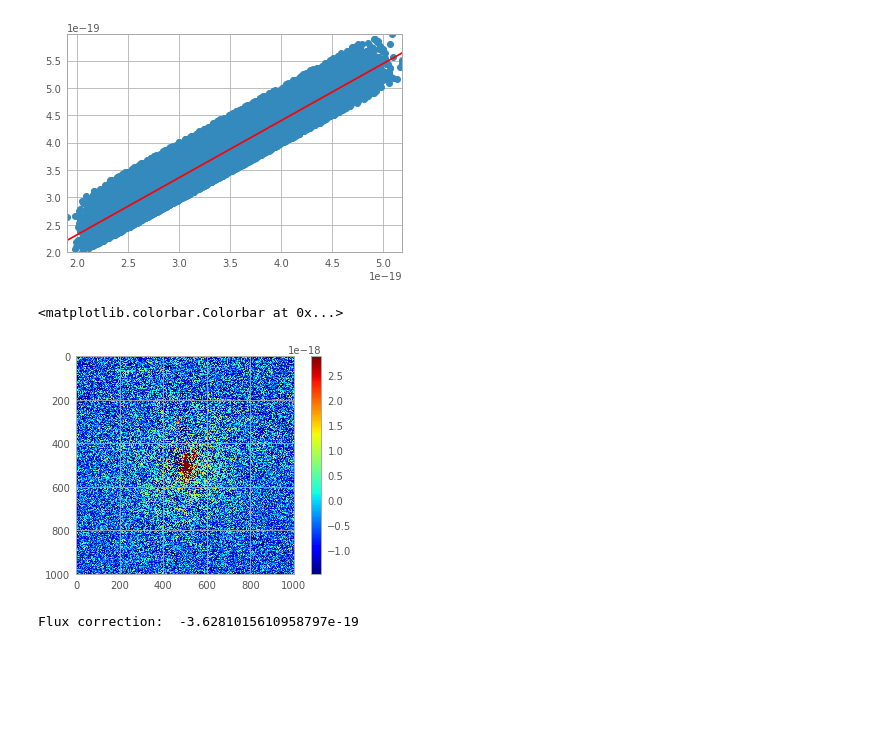
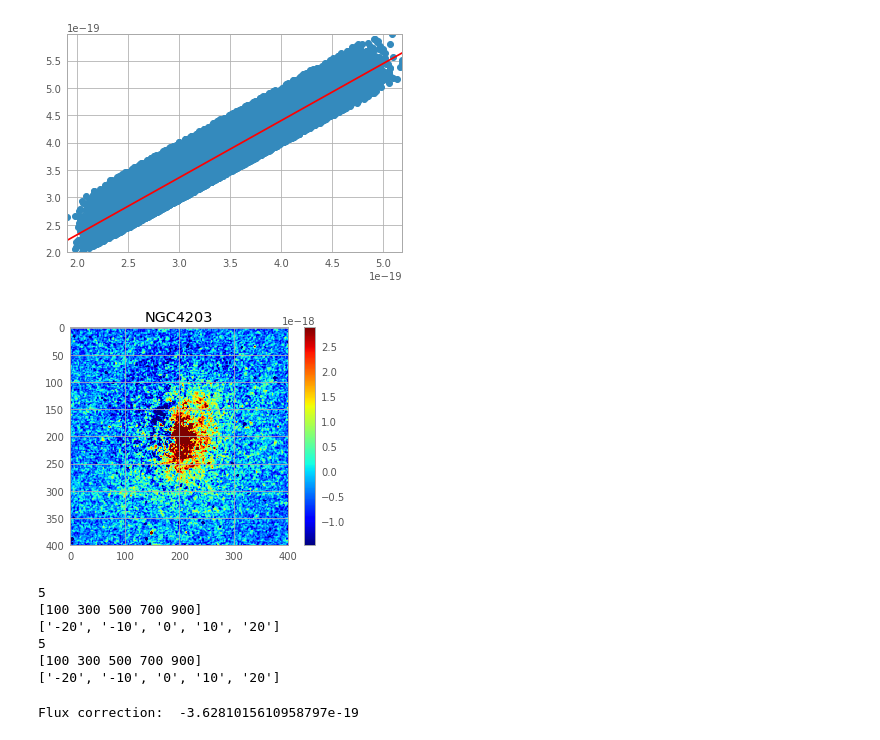
Before and after one commit to cosmologie/H_alpha_scripts, a Jupyter notebook: H_alpha_continuum_subtraction_NGC4203.ipynb, the cells around one changed output. Drawn from its saved outputs; the diff is of its cells as text; code cells hidden in the pictures; blank space fills up the shorter version.

```diff
--- a/H_alpha_continuum_subtraction_NGC4203.ipynb
+++ b/H_alpha_continuum_subtraction_NGC4203.ipynb
@@ -145,30 +152,45 @@ inliers:  0.8728213230047905
 # %%
 result_table = Ned.query_object('NGC 4203')
 
 ra = result_table['RA'][0]
 dec = result_table['DEC'][0]
 
 full_image = subtracted*narrow_band_hdr['photbw']
 hdr = narrow_band_hdr
 hdr['CRPIX1'] = delta
 hdr['CRPIX2'] = delta
 hdr['CRVAL1'] = ra
 hdr['CRVAL2'] = dec
 hdr['ra_aper'] = ra
 hdr['dec_aper'] = dec
 hdr['bunit'] = 'erg/s/cm2'
 hdr['goodmin'] = np.percentile(full_image, 10)
 hdr['goodmax'] = np.percentile(full_image, 99.5)
 hdr.set('target', 'NGC4203', 'target name')
-
-hdu = fits.PrimaryHDU(data=full_image, header=hdr)
-#hdu.writeto("C:/Users/emily/Documents/ARC Summer 2019/FITS files/Subtracted/"+galaxy+"_subtracted.fits")
-
-plt.imshow(full_image, vmin=np.percentile(full_image, 10), vmax=np.percentile(full_image, 99.5), cmap=mat.cm.jet)
-plt.colorbar()
 # %% [output]
-<matplotlib.colorbar.Colorbar at 0x...>
-[figure, old version]
+[figure, new version]
+# %%
+h_img = ndi.gaussian_filter(full_image, 2.0)
+hmin = np.percentile(full_image, 10)
+hmax = np.percentile(full_image, 99)
+
+hdu = fits.PrimaryHDU(data=full_image, header=hdr)
+#hdu.writeto("C:/Users/emily/Documents/ARC Summer 2019/FITS files/Subtracted/"+galaxy+"_subtracted.fits")
+
+plt.clf()
+#plt.imshow(ndi.gaussian_filter(full_image[300:700,300:700], 1.0), vmin=np.percentile(full_image, 10), vmax=np.percentile(full_image, 99.5), cmap=mat.cm.jet)
+ax1,extw1,w1=mam.make_plot(h_img,hdr,dval=10.01,cmap=mat.cm.jet,vmin=-1e-17,vmax=7e-17)
+mam.make_plot(h_img,hdr,dval=10.01,cmap=mat.cm.jet,vmin=hmin, vmax=hmax)
+plt.colorbar()
+plt.title(galaxy)
+plt.savefig(ims+"final/"+galaxy+"_Ha.jpg", bbox_inches = 'tight')
+# %% [output]
+5
+[100 300 500 700 900]
+['-20', '-10', '0', '10', '20']
+5
+[100 300 500 700 900]
+['-20', '-10', '0', '10', '20']
 # %%
 # summing up the image for the total flux
 
```
Also changed, not shown: parts of 7 cells of this notebook, 5 other files.
